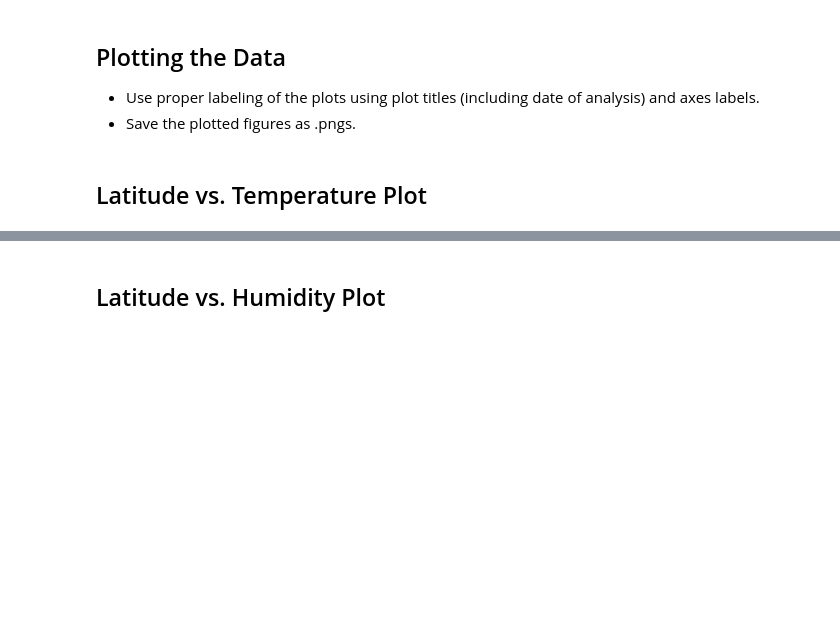
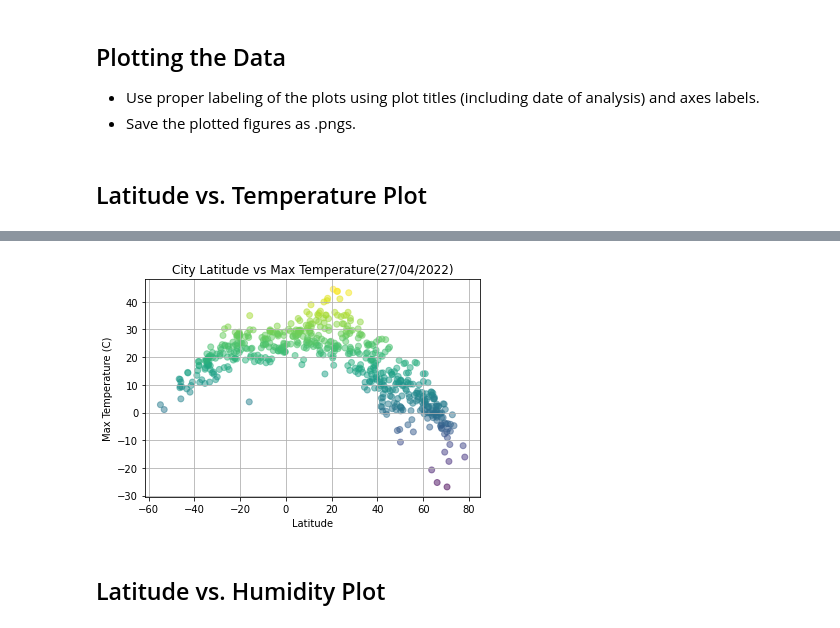
Before and after one commit to VanessaGuzman12/python-api-challenge, a Jupyter notebook: WeatherPy/WeatherPy.ipynb, the cells around one changed output, grey strips where cells are left out. Saved outputs shown, nothing was run; the diff lists cells and outputs as text; code cells hidden in the pictures; blank space fills up the shorter version.

```diff
--- a/WeatherPy/WeatherPy.ipynb
+++ b/WeatherPy/WeatherPy.ipynb
@@ -62,0 +47,28 @@ Data Retrieval Complete
+# %%
+lat = []
+lng = []
+temp = []
+max_temp = []
+hum = []
+cloud = []
+windspeed = []
+country = []
+date = []
+cities_found = []
+
+for city in cities:
+    try:
+        response = requests.get(query_url+city).json()
+        lat.append(response['coord']['lat'])
+        lng.append(response['coord']['lon'])
+        temp.append(response['main']['temp'])
+        max_temp.append(response['main']['temp_max'])
+        hum.append(response['main']['humidity'])
+        cloud.append(response['clouds']['all'])
+        windspeed.append(response['wind']['speed'])
+        country.append(response['sys']['country'])
+        date.append(response['dt'])
+        cities_found.append(city)
+        print(f'Processing {city}')
+    except:
+       print("Failed")
@@ -85,0 +101,3 @@ Data Retrieval Complete
+# %%
+city_df = pd.DataFrame({'City': cities_found, 'Latitude': lat, 'Longitude': lng, 'Max Temp': max_temp, 'Humidity':hum,'Cloudiness':cloud, 'Wind Speed': windspeed, 'Country': country, 'Date': date})
+city_df.head()
@@ -124,2 +178,11 @@ Int64Index([], dtype='int64')
+# %%
+plt.scatter(city_df['Latitude'], city_df['Max Temp'], alpha= 0.5, c= city_df['Max Temp'])
+plt.xlabel('Latitude')
+plt.ylabel('Max Temperature (C)')
+plt.title('City Latitude vs Max Temperature(27/04/2022)')
+plt.grid()
+plt.savefig("Images/LatvsTemp.png")
+# %% [output]
+[figure, added]
 # %% [markdown]
 ## Latitude vs. Humidity Plot
```
Also changed, not shown: parts of 41 cells of this notebook, 19 other files.
